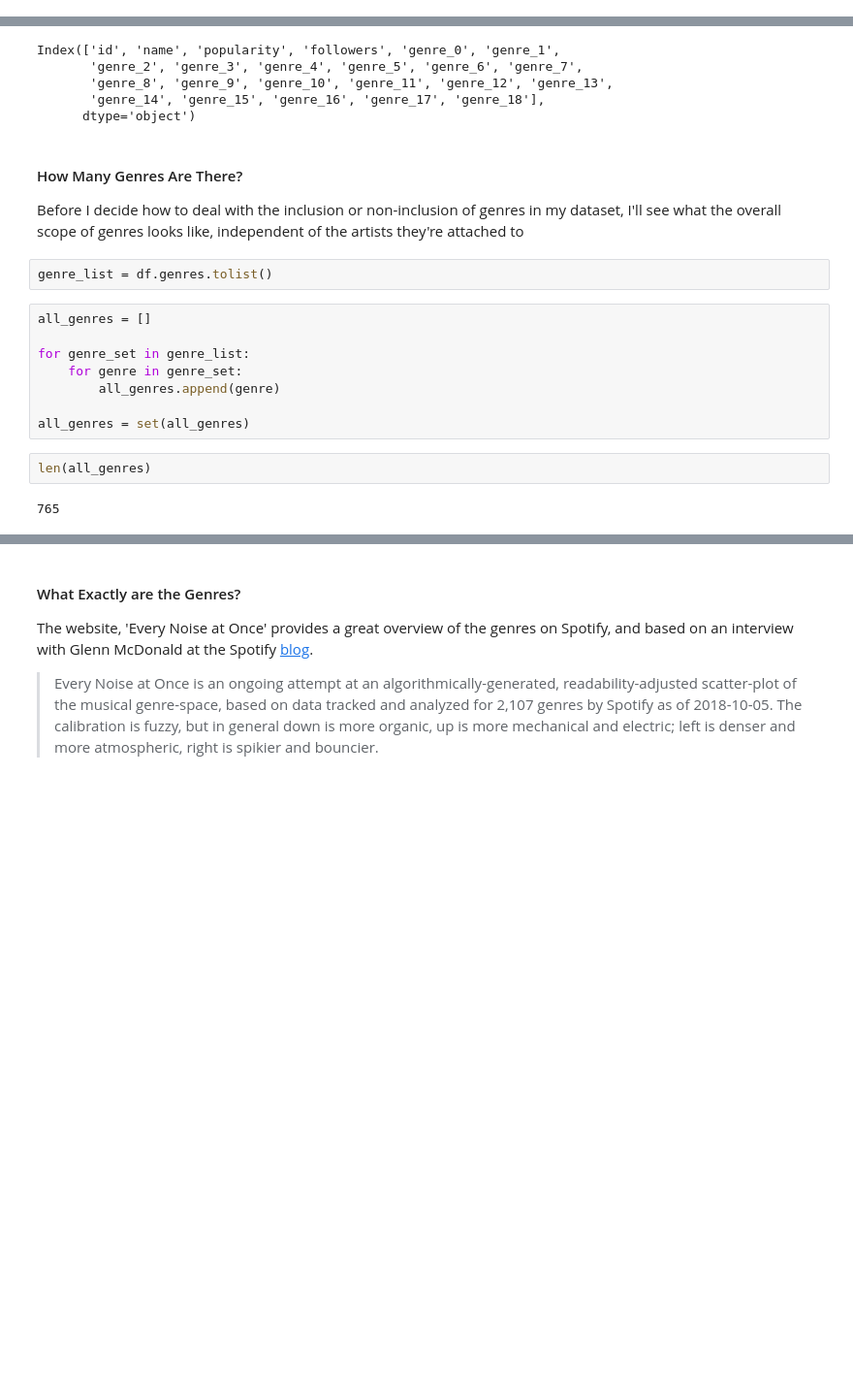
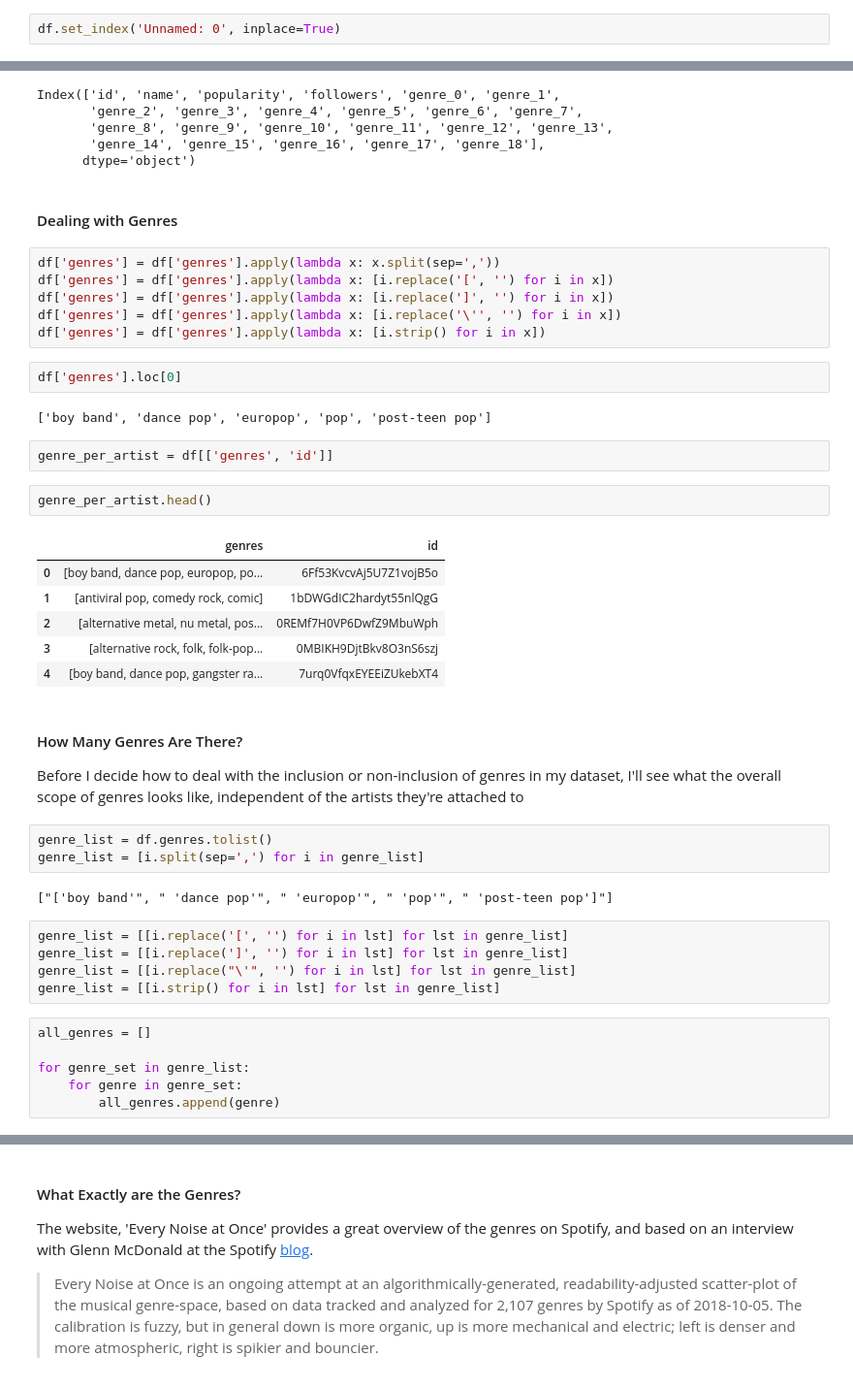
Before and after one commit to jonjohnsontc/songwriter-graph, a Jupyter notebook: notebooks/spotipy.ipynb, the cells around one changed output, grey strips where cells are left out. Shown at 97% size. Saved outputs shown, nothing was run; the diff lists cells and outputs as text; blank space fills up the shorter version.

Commit message:
genres into separate listing

```diff
--- a/notebooks/spotipy.ipynb
+++ b/notebooks/spotipy.ipynb
@@ -601,6 +601,8 @@ df.head(2)
 | 1 | ['antiviral pop', 'comedy rock', ... | 1bDWGdIC2hardyt55nlQgG | "Weird Al" Yankovic | 59 | 337751 |
 # %%
 # df['genres'].apply(lambda x: genre.strip() for genre in x)
+# %%
+df.set_index('Unnamed: 0', inplace=True)
 # %% [markdown]
 ### Dealing with Genres
 
@@ -691,21 +693,46 @@ Index(['id', 'name', 'popularity', 'followers', 'genre_0', 'genre_1',
        'genre_8', 'genre_9', 'genre_10', 'genre_11', 'genre_12', 'genre_13',
        'genre_14', 'genre_15', 'genre_16', 'genre_17', 'genre_18'],
       dtype='object')
+# %% [markdown]
+#### Dealing with Genres
+# %%
+df['genres'] = df['genres'].apply(lambda x: x.split(sep=','))
+df['genres'] = df['genres'].apply(lambda x: [i.replace('[', '') for i in x])
+df['genres'] = df['genres'].apply(lambda x: [i.replace(']', '') for i in x])
+df['genres'] = df['genres'].apply(lambda x: [i.replace('\'', '') for i in x])
+df['genres'] = df['genres'].apply(lambda x: [i.strip() for i in x])
+# %%
+df['genres'].loc[0]
+# %% [output]
+['boy band', 'dance pop', 'europop', 'pop', 'post-teen pop']
+# %%
+genre_per_artist = df[['genres', 'id']]
+# %%
+genre_per_artist.head()
+# %% [output]
+|  | genres | id |
+| 0 | [boy band, dance pop, europop, po... | 6Ff53KvcvAj5U7Z1vojB5o |
+| 1 | [antiviral pop, comedy rock, comic] | 1bDWGdIC2hardyt55nlQgG |
+| 2 | [alternative metal, nu metal, pos... | 0REMf7H0VP6DwfZ9MbuWph |
+| 3 | [alternative rock, folk, folk-pop... | 0MBIKH9DjtBkv8O3nS6szj |
+| 4 | [boy band, dance pop, gangster ra... | 7urq0VfqxEYEEiZUkebXT4 |
 # %% [markdown]
 #### How Many Genres Are There?
 
 Before I decide how to deal with the inclusion or non-inclusion of genres in my dataset, I'll see what the overall scope of genres looks like, independent of the artists they're attached to
 # %%
 genre_list = df.genres.tolist()
+genre_list = [i.split(sep=',') for i in genre_list]
+# %% [output]
+["['boy band'", " 'dance pop'", " 'europop'", " 'pop'", " 'post-teen pop']"]
+# %%
+genre_list = [[i.replace('[', '') for i in lst] for lst in genre_list]
+genre_list = [[i.replace(']', '') for i in lst] for lst in genre_list]
+genre_list = [[i.replace("\'", '') for i in lst] for lst in genre_list]
+genre_list = [[i.strip() for i in lst] for lst in genre_list]
 # %%
 all_genres = []
 
 for genre_set in genre_list:
     for genre in genre_set:
         all_genres.append(genre)
-
-all_genres = set(all_genres)
-# %%
-len(all_genres)
-# %% [output]
-765
```
Also changed, not shown: parts of 4 cells of this notebook, 10 other files.
